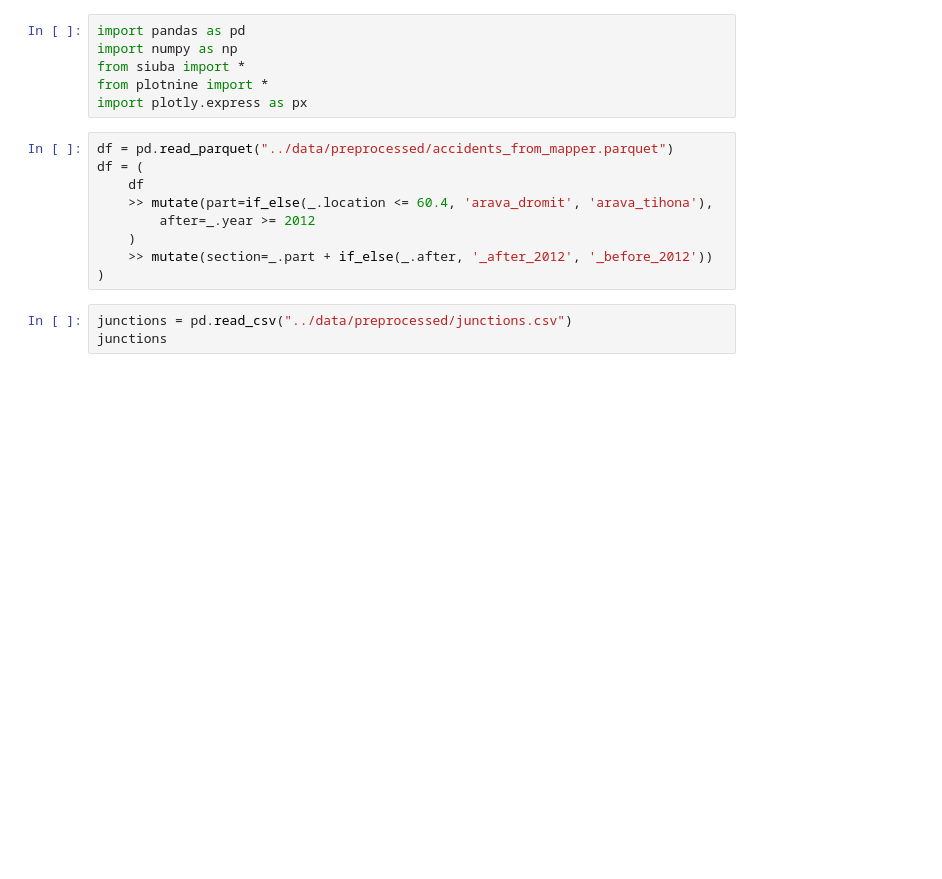
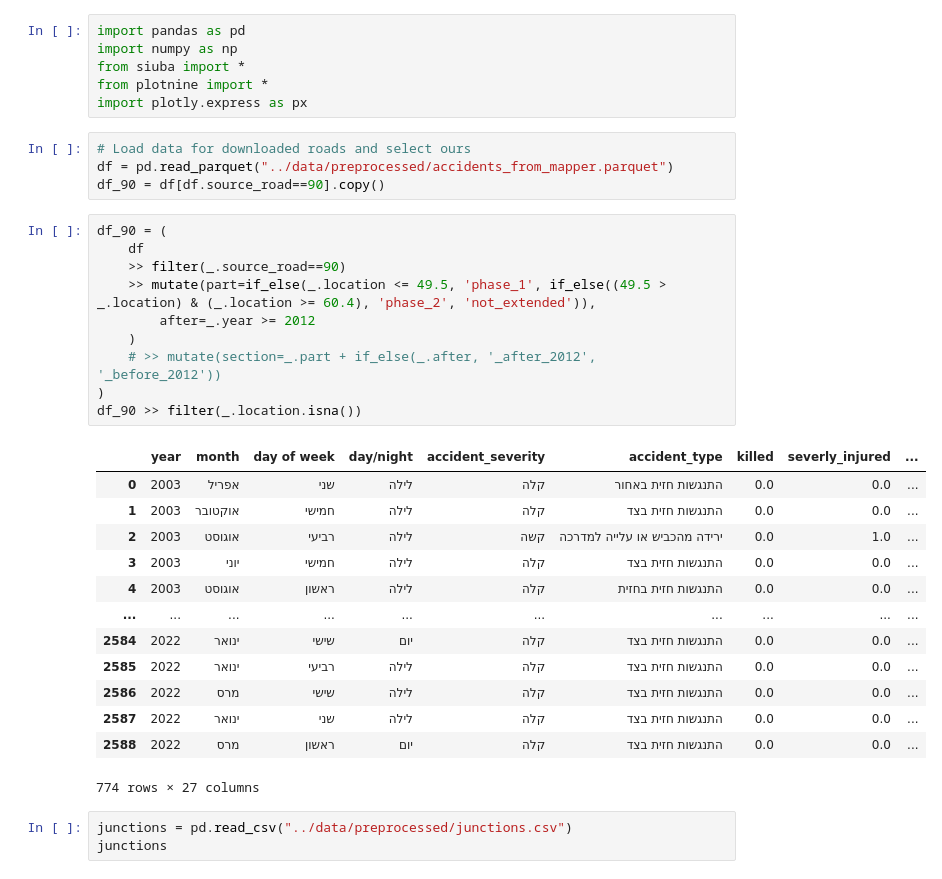
Before and after one commit to omrihar/k90, a Jupyter notebook: notebooks/summary_statistics.ipynb, the cells around one changed output. Saved outputs shown, nothing was run; the diff lists cells and outputs as text; blank space fills up the shorter version.

```diff
--- a/notebooks/summary_statistics.ipynb
+++ b/notebooks/summary_statistics.ipynb
@@ -4,15 +4,34 @@ import numpy as np
 from siuba import *
 from plotnine import *
 import plotly.express as px
+# %%
+# Load data for downloaded roads and select ours
+df = pd.read_parquet("../data/preprocessed/accidents_from_mapper.parquet")
+df_90 = df[df.source_road==90].copy()
 # %%
-df = pd.read_parquet("../data/preprocessed/accidents_from_mapper.parquet")
-df = (
+df_90 = (
     df
-    >> mutate(part=if_else(_.location <= 60.4, 'arava_dromit', 'arava_tihona'),
+    >> filter(_.source_road==90)
+    >> mutate(part=if_else(_.location <= 49.5, 'phase_1', if_else((49.5 > _.location) & (_.location >= 60.4), 'phase_2', 'not_extended')),
         after=_.year >= 2012
     )
-    >> mutate(section=_.part + if_else(_.after, '_after_2012', '_before_2012'))
+    # >> mutate(section=_.part + if_else(_.after, '_after_2012', '_before_2012'))
 )
+df_90 >> filter(_.location.isna())
+# %% [output]
+|  | year | month | day of week | day/night | accident_severity | accident_type | killed | severly_injured | ... |
+| 0 | 2003 | אפריל | שני | לילה | קלה | התנגשות חזית באחור | 0.0 | 0.0 | ... |
+| 1 | 2003 | אוקטובר | חמישי | לילה | קלה | התנגשות חזית בצד | 0.0 | 0.0 | ... |
+| 2 | 2003 | אוגוסט | רביעי | לילה | קשה | ירידה מהכביש או עלייה למדרכה | 0.0 | 1.0 | ... |
+| 3 | 2003 | יוני | חמישי | לילה | קלה | התנגשות חזית בצד | 0.0 | 0.0 | ... |
+| 4 | 2003 | אוגוסט | ראשון | לילה | קלה | התנגשות חזית בחזית | 0.0 | 0.0 | ... |
+| ... | ... | ... | ... | ... | ... | ... | ... | ... | ... |
+| 2584 | 2022 | ינואר | שישי | יום | קלה | התנגשות חזית בצד | 0.0 | 0.0 | ... |
+| 2585 | 2022 | ינואר | רביעי | לילה | קלה | התנגשות חזית בצד | 0.0 | 0.0 | ... |
+| 2586 | 2022 | מרס | שישי | לילה | קלה | התנגשות חזית בצד | 0.0 | 0.0 | ... |
+| 2587 | 2022 | ינואר | שני | לילה | קלה | התנגשות חזית בצד | 0.0 | 0.0 | ... |
+| 2588 | 2022 | מרס | ראשון | יום | קלה | התנגשות חזית בצד | 0.0 | 0.0 | ... |
+774 rows × 27 columns
 # %%
 junctions = pd.read_csv("../data/preprocessed/junctions.csv")
 junctions
```
Also changed, not shown: parts of 5 cells of this notebook, 21 other files.
